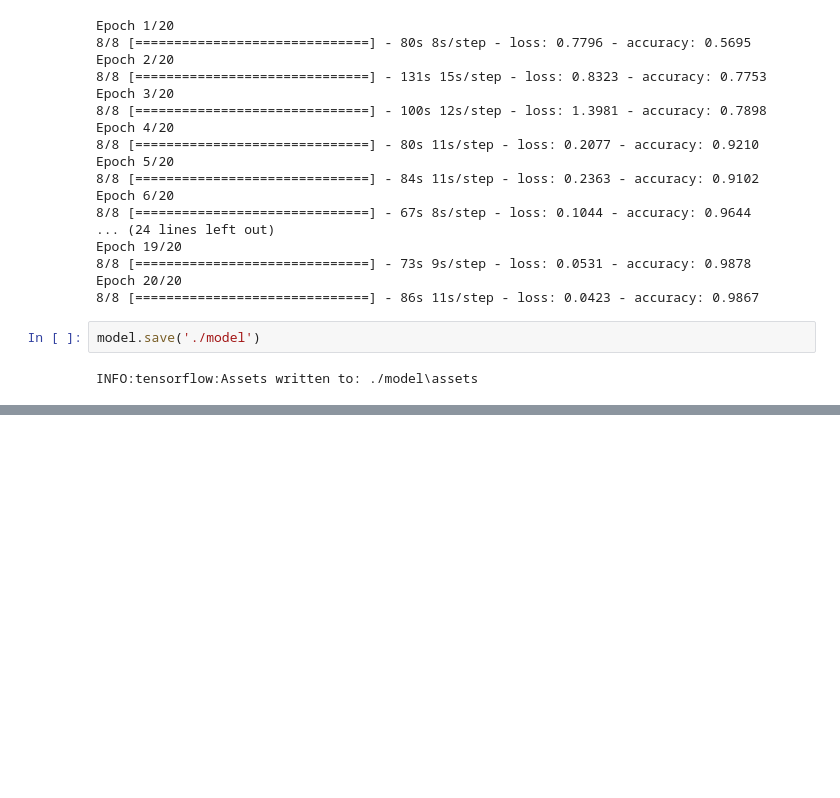
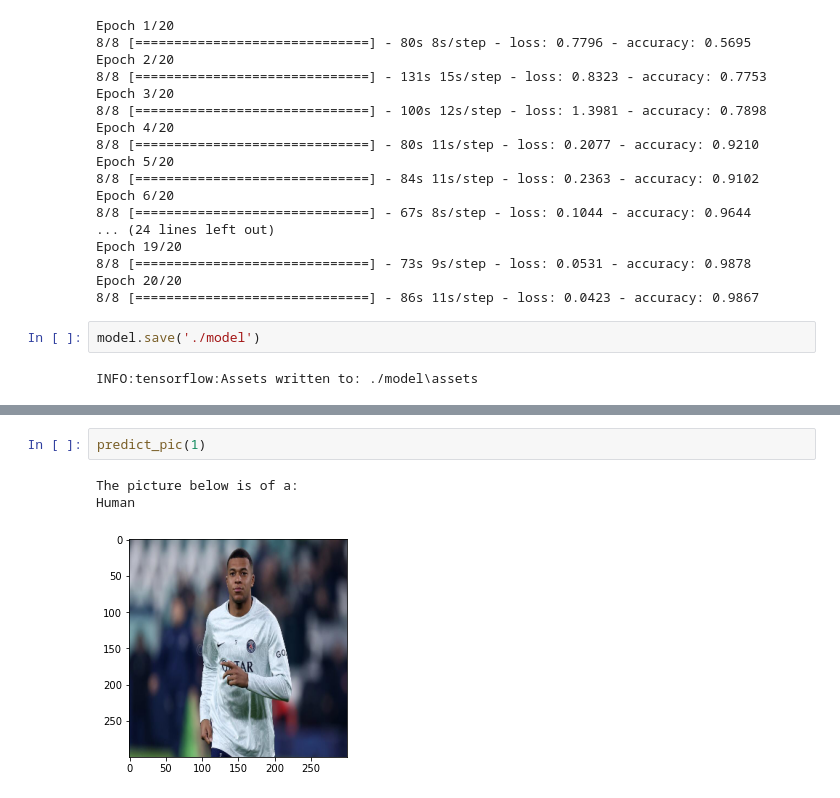
Before and after one commit to vanshraisaini/MyDeepLearningProjects, a Jupyter notebook: horseORhuman/model.ipynb, the cells around one changed output, grey strips where cells are left out. Drawn from its saved outputs; the diff is of its cells as text; blank space fills up the shorter version.

```diff
--- a/horseORhuman/model.ipynb
+++ b/horseORhuman/model.ipynb
@@ -144,0 +173,6 @@ INFO:tensorflow:Assets written to: ./model\assets
+# %%
+predict_pic(1)
+# %% [output]
+The picture below is of a:
+Human
+[figure, added]
```
Also changed, not shown: parts of 6 cells of this notebook, 3 other files.
